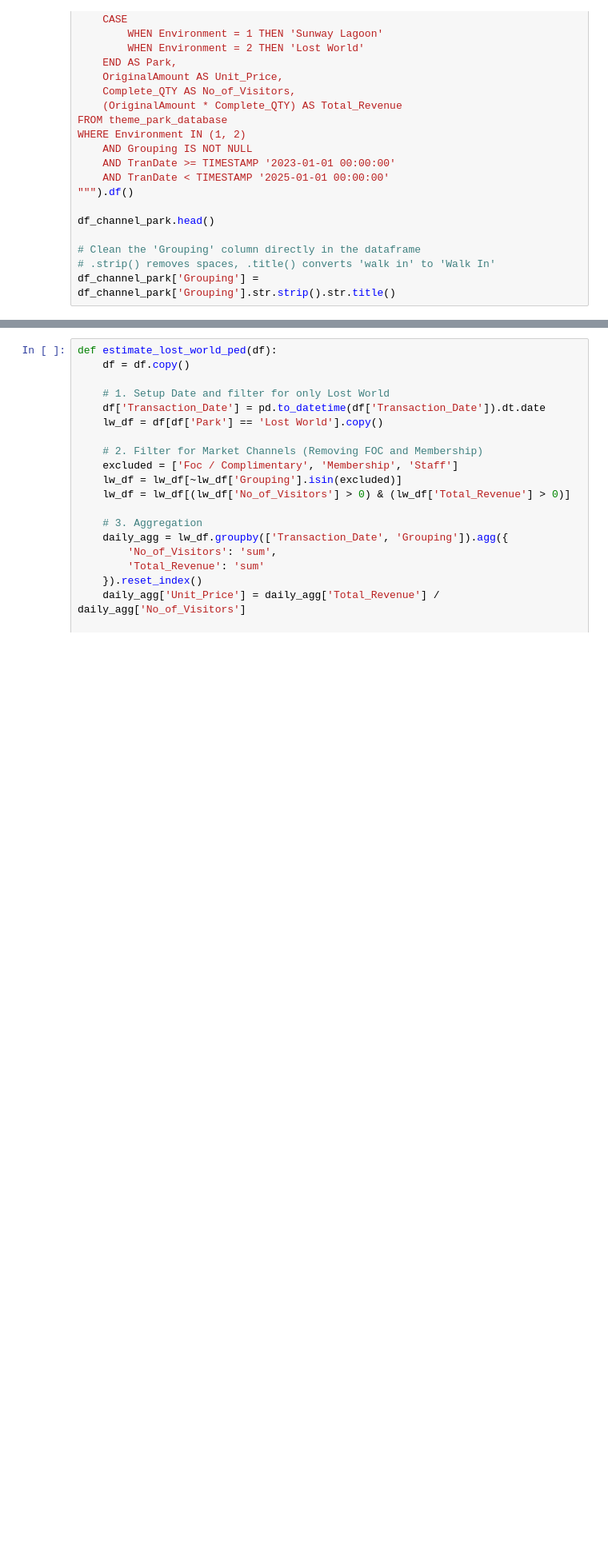
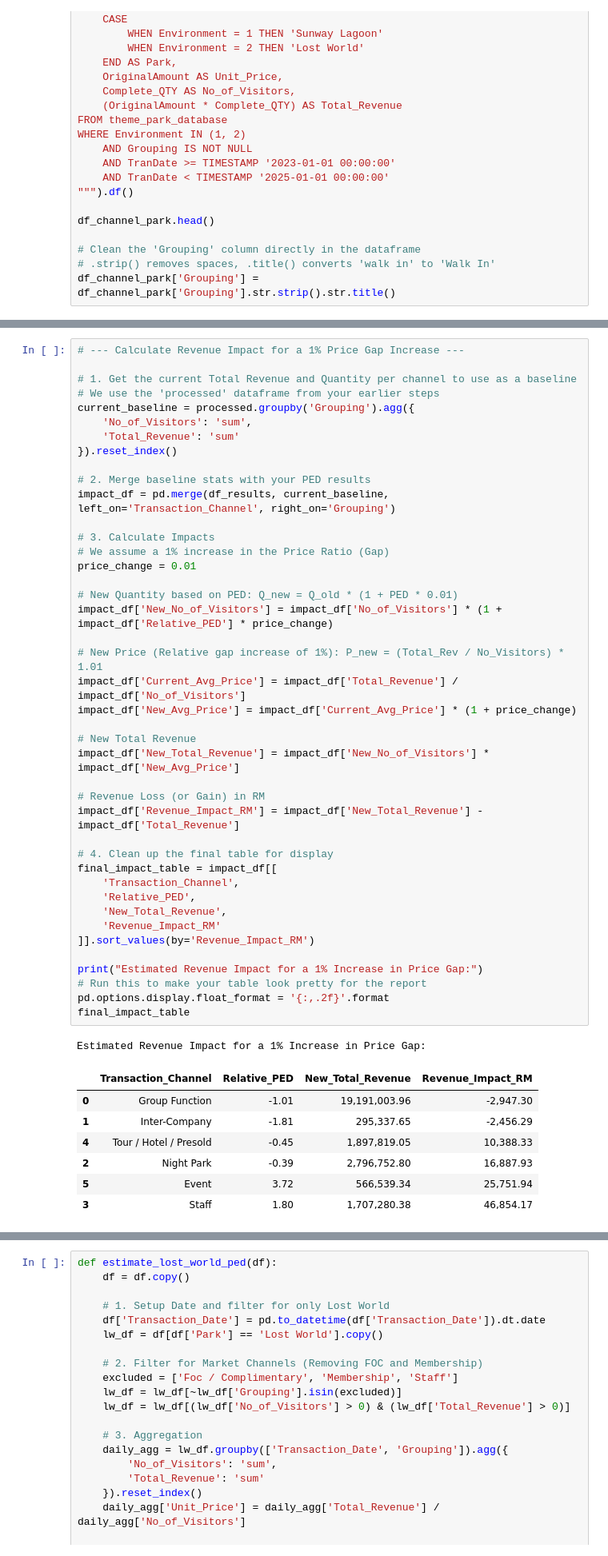
Before and after one commit to henrytansunway/sunway-theme-park, a Jupyter notebook: ped_estimation.ipynb, the cells around one changed output, grey strips where cells are left out. Shown at 80% size. Cells and saved outputs as stored; diff of their text form; blank space fills up the shorter version.

```diff
--- a/ped_estimation.ipynb
+++ b/ped_estimation.ipynb
@@ -175,0 +217,51 @@ print(ped_results)
+# %%
+# --- Calculate Revenue Impact for a 1% Price Gap Increase ---
+
+# 1. Get the current Total Revenue and Quantity per channel to use as a baseline
+# We use the 'processed' dataframe from your earlier steps
+current_baseline = processed.groupby('Grouping').agg({
+    'No_of_Visitors': 'sum',
+    'Total_Revenue': 'sum'
+}).reset_index()
+
+# 2. Merge baseline stats with your PED results
+impact_df = pd.merge(df_results, current_baseline, left_on='Transaction_Channel', right_on='Grouping')
+
+# 3. Calculate Impacts
+# We assume a 1% increase in the Price Ratio (Gap)
+price_change = 0.01
+
+# New Quantity based on PED: Q_new = Q_old * (1 + PED * 0.01)
+impact_df['New_No_of_Visitors'] = impact_df['No_of_Visitors'] * (1 + impact_df['Relative_PED'] * price_change)
+
+# New Price (Relative gap increase of 1%): P_new = (Total_Rev / No_Visitors) * 1.01
+impact_df['Current_Avg_Price'] = impact_df['Total_Revenue'] / impact_df['No_of_Visitors']
+impact_df['New_Avg_Price'] = impact_df['Current_Avg_Price'] * (1 + price_change)
+
+# New Total Revenue
+impact_df['New_Total_Revenue'] = impact_df['New_No_of_Visitors'] * impact_df['New_Avg_Price']
+
+# Revenue Loss (or Gain) in RM
+impact_df['Revenue_Impact_RM'] = impact_df['New_Total_Revenue'] - impact_df['Total_Revenue']
+
+# 4. Clean up the final table for display
+final_impact_table = impact_df[[
+    'Transaction_Channel',
+    'Relative_PED',
+    'New_Total_Revenue',
+    'Revenue_Impact_RM'
+]].sort_values(by='Revenue_Impact_RM')
+
+print("Estimated Revenue Impact for a 1% Increase in Price Gap:")
+# Run this to make your table look pretty for the report
+pd.options.display.float_format = '{:,.2f}'.format
+final_impact_table
+# %% [output]
+Estimated Revenue Impact for a 1% Increase in Price Gap:
+|  | Transaction_Channel | Relative_PED | New_Total_Revenue | Revenue_Impact_RM |
+| 0 | Group Function | -1.01 | 19,191,003.96 | -2,947.30 |
+| 1 | Inter-Company | -1.81 | 295,337.65 | -2,456.29 |
+| 4 | Tour / Hotel / Presold | -0.45 | 1,897,819.05 | 10,388.33 |
+| 2 | Night Park | -0.39 | 2,796,752.80 | 16,887.93 |
+| 5 | Event | 3.72 | 566,539.34 | 25,751.94 |
+| 3 | Staff | 1.80 | 1,707,280.38 | 46,854.17 |
```
Also changed, not shown: parts of 7 cells of this notebook.
